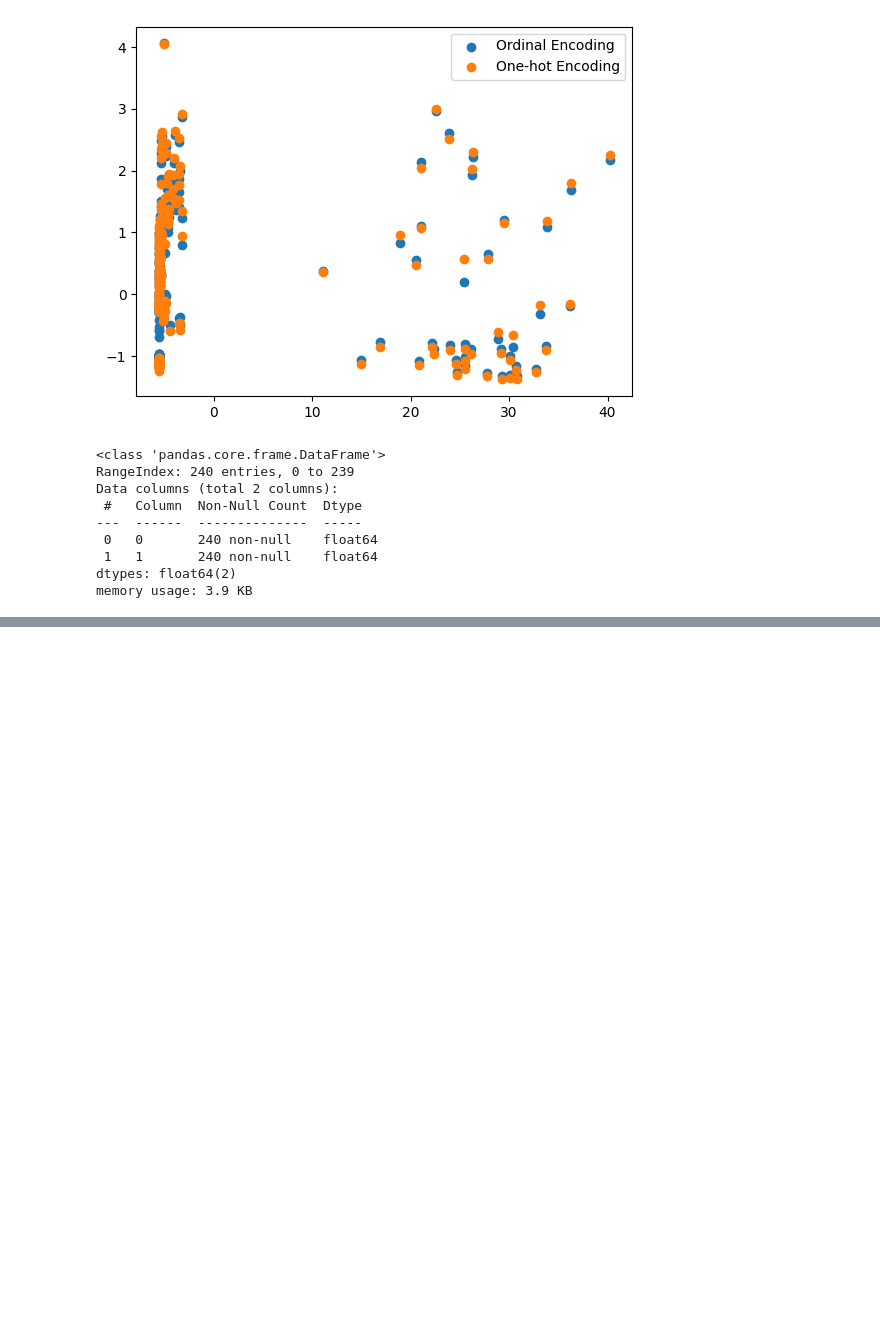
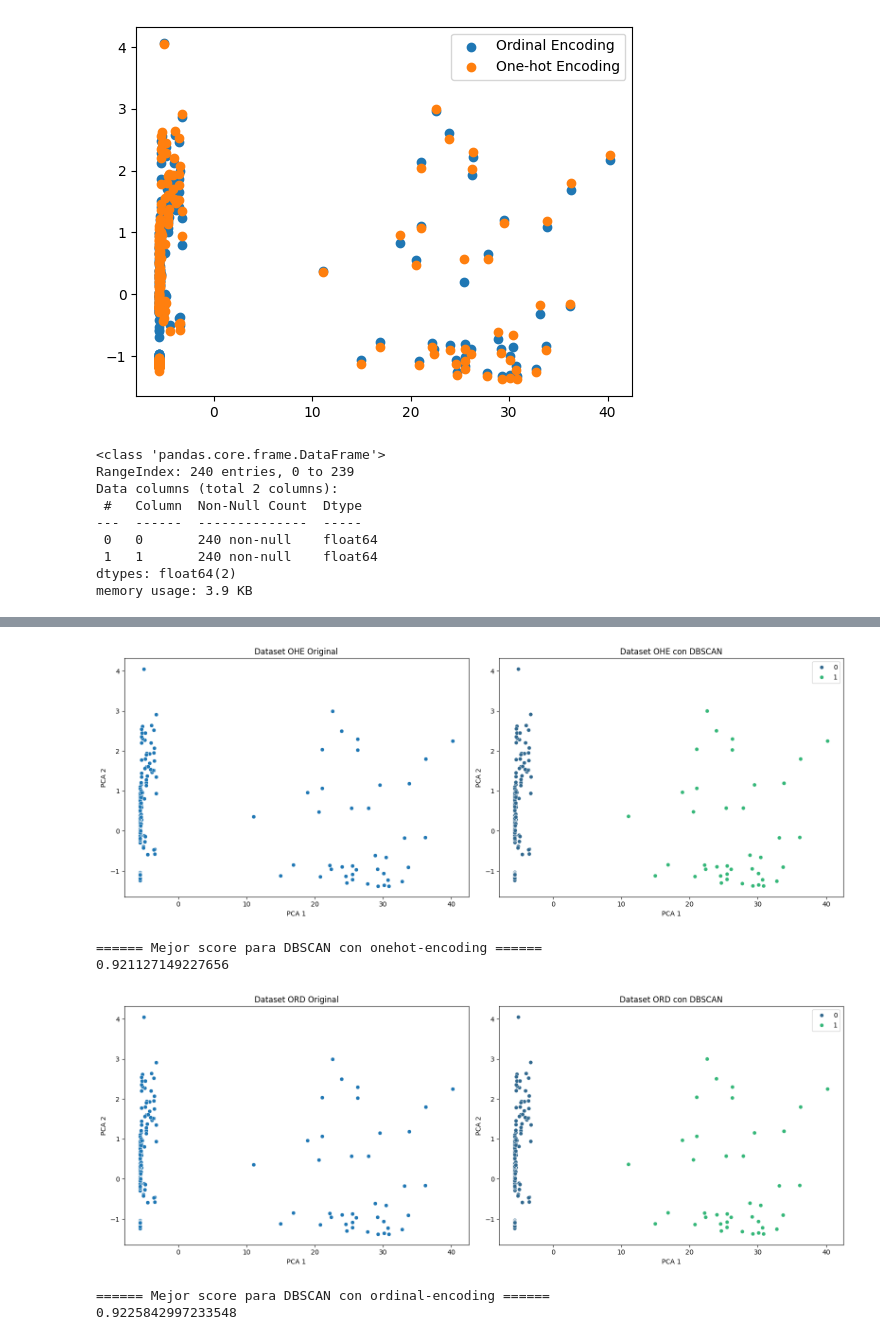
Before and after one commit to ManuGPR/ML_Clustering, a Jupyter notebook: AA_G03_Clustering.ipynb, the cells around one changed output, grey strips where cells are left out. Saved outputs shown, nothing was run; the diff lists cells and outputs as text; code cells hidden in the pictures; blank space fills up the shorter version.

```diff
--- a/AA_G03_Clustering.ipynb
+++ b/AA_G03_Clustering.ipynb
@@ -553,0 +502,80 @@ Mejor score para DBSCAN con onehot-encoding
+# %%
+from sklearn.metrics import silhouette_score
+from sklearn.cluster import DBSCAN
+import matplotlib.pyplot as plt
+import seaborn as sns
+
+#============================== One Hot Encoding ==================================
+
+# Crea una figura
+fig, axes = plt.subplots(1, 2, figsize=(16, 6))
+
+# Dataset OHE original
+sns.scatterplot(x=pca_ohe_stars.iloc[:, 0], y=pca_ohe_stars.iloc[:, 1], ax=axes[0])
+axes[0].set_title('Dataset OHE Original')
+axes[0].set_xlabel('PCA 1')
+axes[0].set_ylabel('PCA 2')
+
+# Se crea el modelo
+model = DBSCAN(eps=10, min_samples=1)
+
+# Se entrena el modelo con el dataset con onehot-encoding
+model.fit(pca_ohe_stars)
+
+# Se guardan los resultados
+labels = model.labels_
+silhouette_avg = silhouette_score(pca_ohe_stars, labels)
+
+# Se crea un plot con los resultados
+sns.scatterplot(x=pca_ohe_stars.iloc[:, 0], y=pca_ohe_stars.iloc[:, 1], hue=labels, palette='viridis', ax=axes[1])
+axes[1].set_title('Dataset OHE con DBSCAN')
+axes[1].set_xlabel('PCA 1')
+axes[1].set_ylabel('PCA 2')
+
+# Se muestar el plot
+plt.tight_layout()
+plt.show()
+
+# Se imprime la score
+print("====== Mejor score para DBSCAN con onehot-encoding ======")
+print(silhouette_avg)
+
+#======================= Ordinal Encoding ===================================
+
+# Crea una figura
+fig, axes = plt.subplots(1, 2, figsize=(16, 6))
+
+# Dataset ORD original
+sns.scatterplot(x=pca_ohe_stars.iloc[:, 0], y=pca_ohe_stars.iloc[:, 1], ax=axes[0])
+axes[0].set_title('Dataset ORD Original')
+axes[0].set_xlabel('PCA 1')
+axes[0].set_ylabel('PCA 2')
+
+# Se crea el modelo con el dataset con ordinal-encoding
+model = DBSCAN(eps=10, min_samples=1)
+model.fit(pca_ord_stars)
+
+# Se consiguen los resultados
+labels = model.labels_
+silhouette_avg = silhouette_score(pca_ord_stars, labels)
+
+# Se crea un plot con los resultados
+sns.scatterplot(x=pca_ohe_stars.iloc[:, 0], y=pca_ohe_stars.iloc[:, 1], hue=labels, palette='viridis', ax=axes[1])
+axes[1].set_title('Dataset ORD con DBSCAN')
+axes[1].set_xlabel('PCA 1')
+axes[1].set_ylabel('PCA 2')
+
+# Se muestar el plot
+plt.tight_layout()
+plt.show()
+
+# Se imprimen los resultados
+print("====== Mejor score para DBSCAN con ordinal-encoding ======")
+print(silhouette_avg)
+# %% [output]
+[figure, added]
+====== Mejor score para DBSCAN con onehot-encoding ======
+0.921127149227656
+[figure, added]
+====== Mejor score para DBSCAN con ordinal-encoding ======
+0.9225842997233548
```
Also changed, not shown: parts of 19 cells of this notebook.
